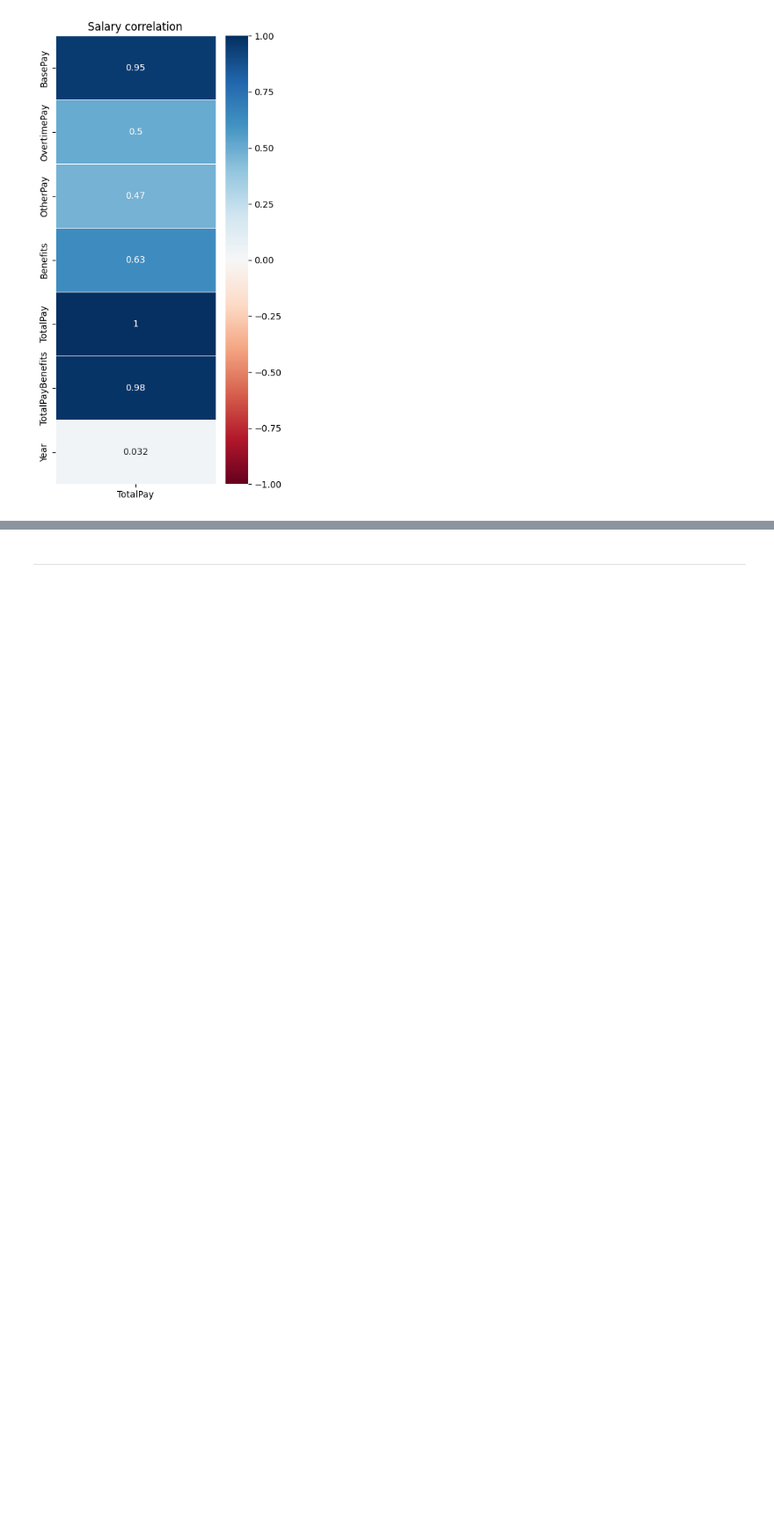
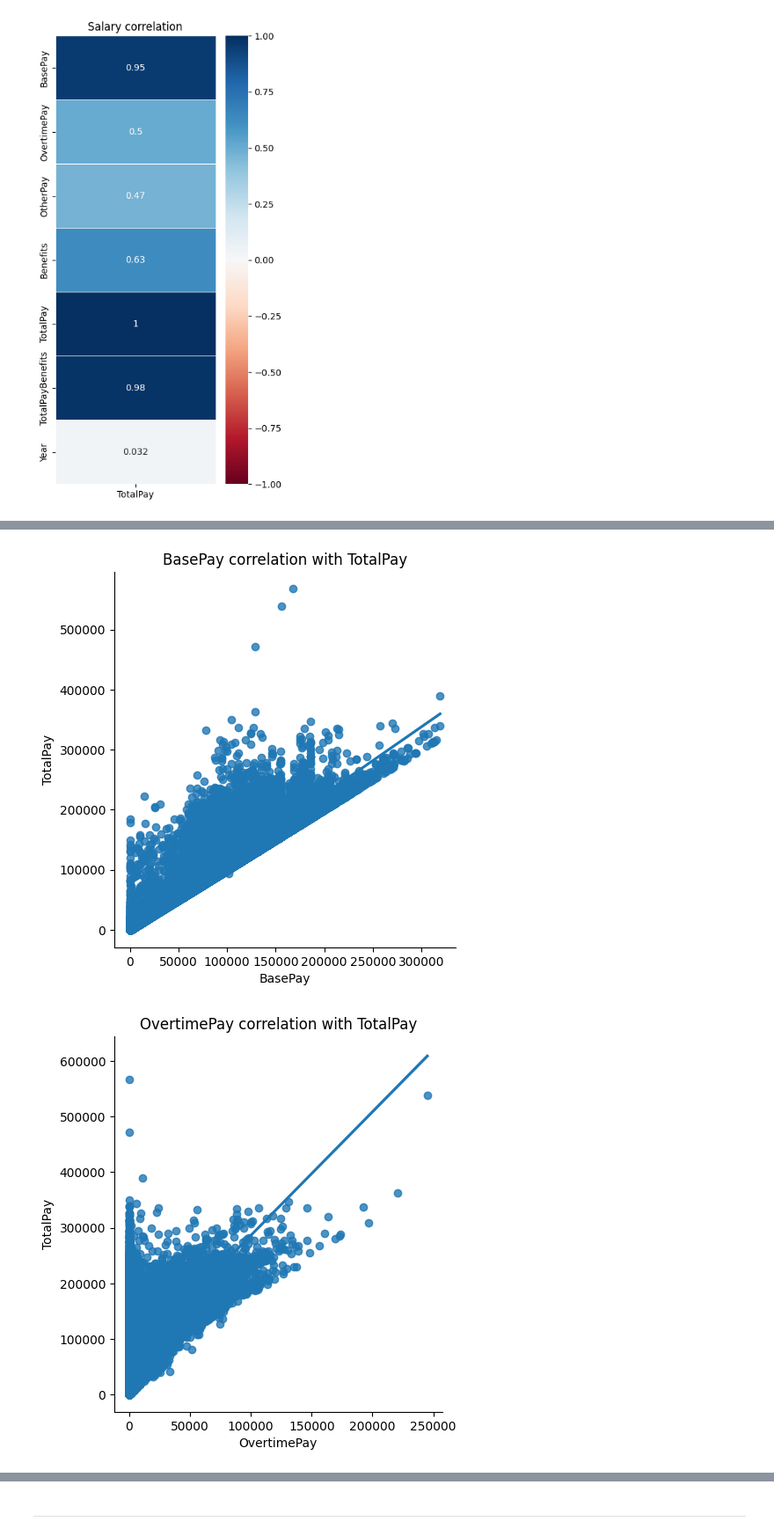
Before and after one commit to shaker113/ShAi_Assignment, a Jupyter notebook: ShAI_BootCamp_Assignment.ipynb, the cells around one changed output, grey strips where cells are left out. Shown at 88% size. Drawn from its saved outputs; the diff is of its cells as text; code cells hidden in the pictures; blank space fills up the shorter version.

Commit message:
add correlation scatter plot

```diff
--- a/ShAI_BootCamp_Assignment.ipynb
+++ b/ShAI_BootCamp_Assignment.ipynb
@@ -325,0 +316,6 @@ Name: TotalPay, dtype: float64
+# %%
+for i in df.select_dtypes(include=np.number).columns:
+ sns.lmplot(x=i, y="TotalPay",  data=df ).set(title=f'{i} correlation with TotalPay')
+# %% [output]
+[figure, added]
+[figure, added]
```
Also changed, not shown: parts of 2 cells of this notebook.
